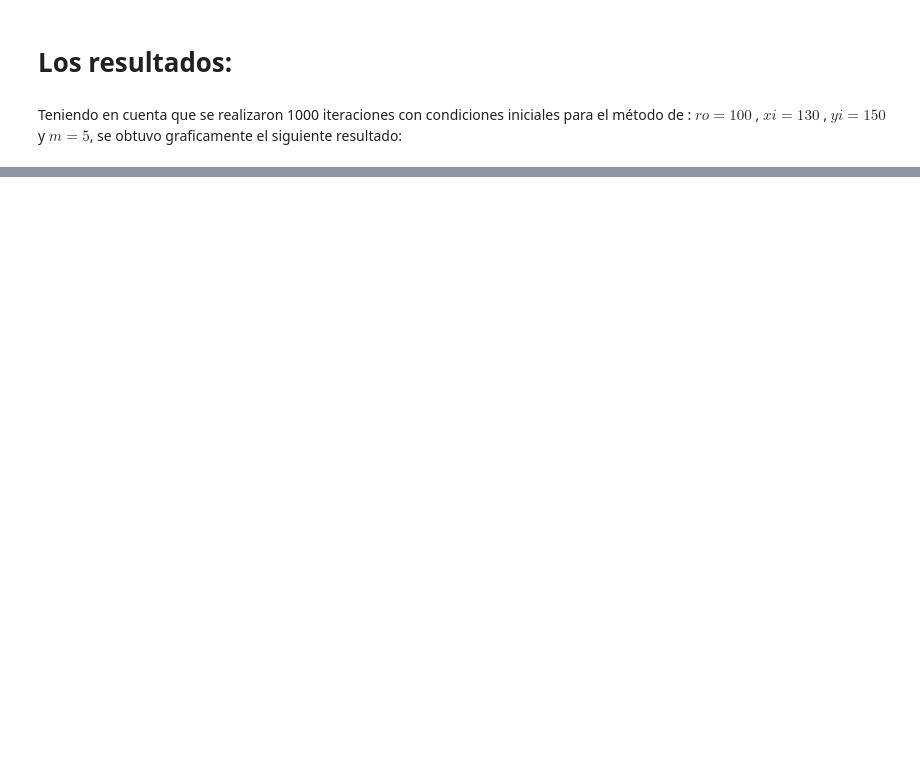
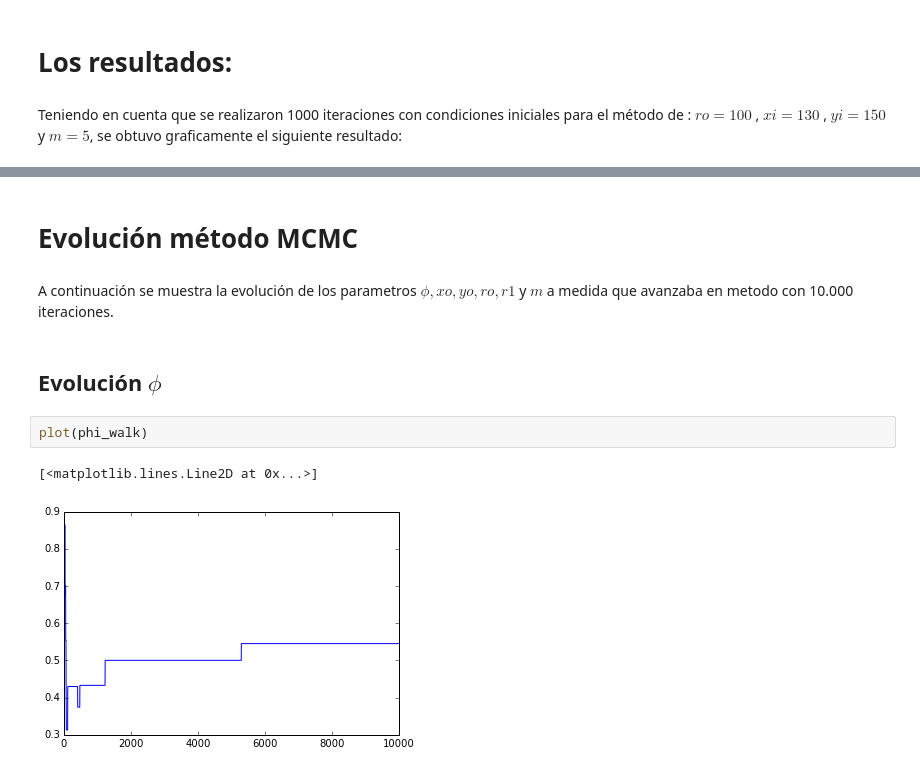
Before and after one commit to SbastianGarzon/Linares_Garzon_hw8, a Jupyter notebook: Perfil_Radial/Perfil_radial.ipynb, the cells around one changed output, grey strips where cells are left out. Cells and saved outputs as stored; diff of their text form; blank space fills up the shorter version.

```diff
--- a/Perfil_Radial/Perfil_radial.ipynb
+++ b/Perfil_Radial/Perfil_radial.ipynb
@@ -207,0 +209,11 @@ El valor de r1 es 0.602091652461
+# %% [markdown]
+# Evolución método MCMC
+# %% [markdown]
+A continuación se muestra la evolución de los parametros $ \phi , xo, yo , ro ,r1$ y $m$ a medida que avanzaba en metodo con 10.000 iteraciones.
+# %% [markdown]
+## Evolución $\phi$
+# %%
+plot(phi_walk)
+# %% [output]
+[<matplotlib.lines.Line2D at 0x...>]
+[figure, added]
```
Also changed, not shown: parts of 18 cells of this notebook.
